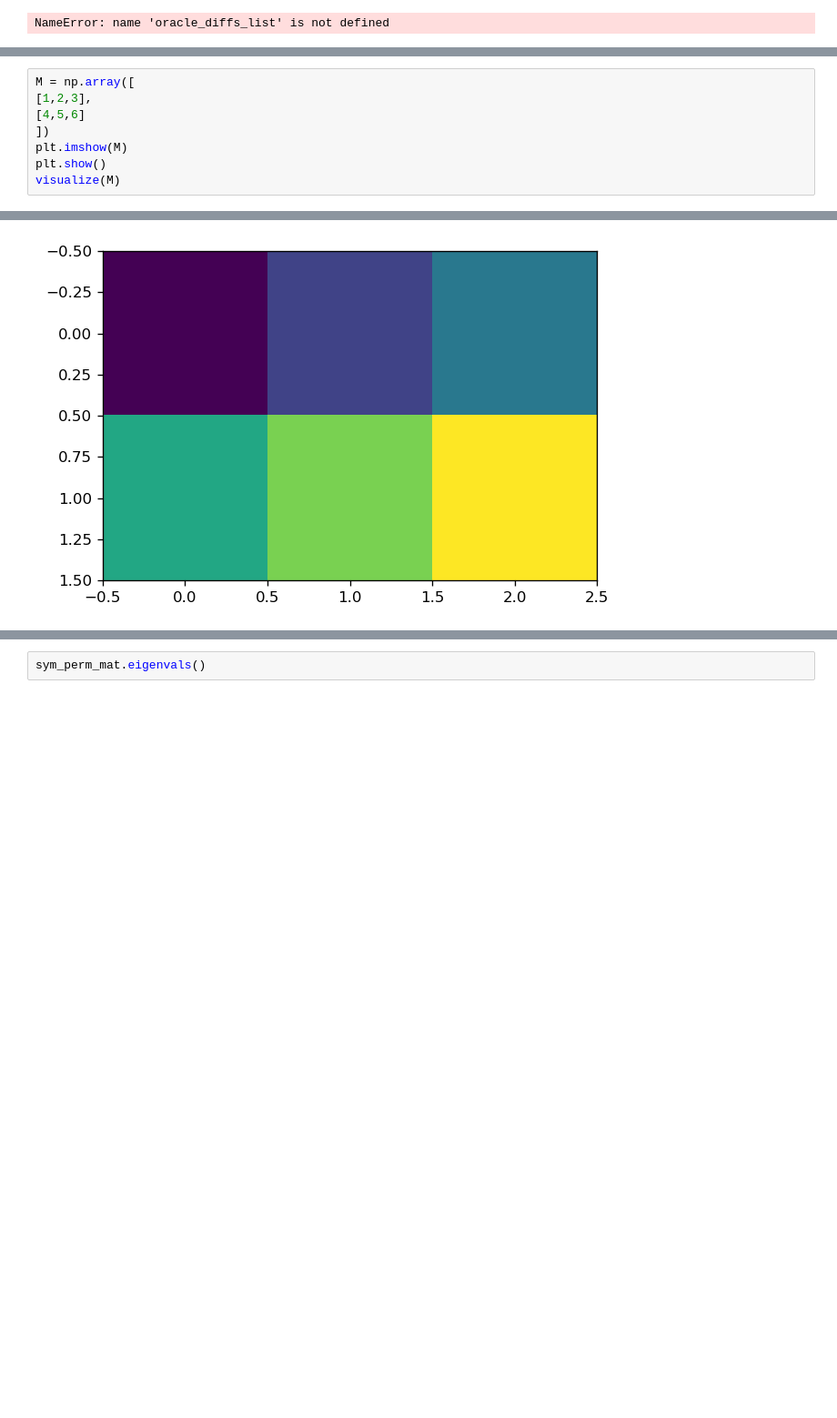
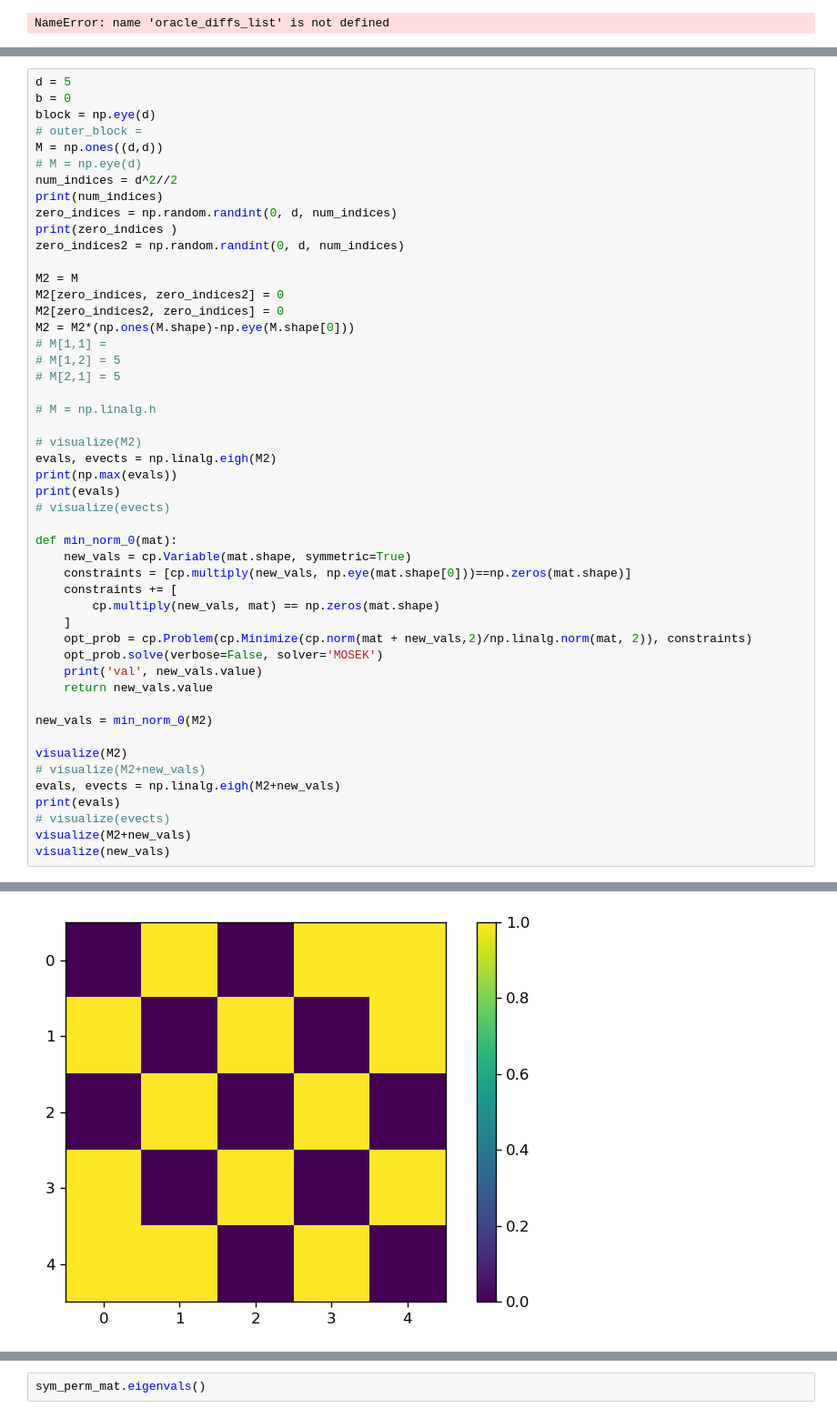
Before and after one commit to blake-holman/ED_Adversaries, a Jupyter notebook: Relative.ipynb, the cells around one changed output, grey strips where cells are left out. Shown: that part at 91% size. Saved outputs shown, nothing was run; the diff lists cells and outputs as text; blank space fills up the shorter version.

```diff
--- a/Relative.ipynb
+++ b/Relative.ipynb
@@ -608,9 +598,50 @@ NameError: name 'evects' is not defined
 # %%
-M = np.array([
-[1,2,3],
-[4,5,6]
-])
-plt.imshow(M)
-plt.show()
-visualize(M)
+d = 5
+b = 0
+block = np.eye(d)
+# outer_block =
+M = np.ones((d,d))
+# M = np.eye(d)
+num_indices = d^2//2
+print(num_indices)
+zero_indices = np.random.randint(0, d, num_indices)
+print(zero_indices )
+zero_indices2 = np.random.randint(0, d, num_indices)
+
+M2 = M
+M2[zero_indices, zero_indices2] = 0
+M2[zero_indices2, zero_indices] = 0
+M2 = M2*(np.ones(M.shape)-np.eye(M.shape[0]))
+# M[1,1] =
+# M[1,2] = 5
+# M[2,1] = 5
+
+# M = np.linalg.h
+
+# visualize(M2)
+evals, evects = np.linalg.eigh(M2)
+print(np.max(evals))
+print(evals)
+# visualize(evects)
+
+def min_norm_0(mat):
+    new_vals = cp.Variable(mat.shape, symmetric=True)
+    constraints = [cp.multiply(new_vals, np.eye(mat.shape[0]))==np.zeros(mat.shape)]
+    constraints += [
+        cp.multiply(new_vals, mat) == np.zeros(mat.shape)
+    ]
+    opt_prob = cp.Problem(cp.Minimize(cp.norm(mat + new_vals,2)/np.linalg.norm(mat, 2)), constraints)
+    opt_prob.solve(verbose=False, solver='MOSEK')
+    print('val', new_vals.value)
+    return new_vals.value
+
+new_vals = min_norm_0(M2)
+
+visualize(M2)
+# visualize(M2+new_vals)
+evals, evects = np.linalg.eigh(M2+new_vals)
+print(evals)
+# visualize(evects)
+visualize(M2+new_vals)
+visualize(new_vals)
 # %% [output]
@@ -617 +663 @@ visualize(M)
-[figure, old version]
+[figure, new version]
```
Also changed, not shown: parts of 3 cells of this notebook, 1 other file.
